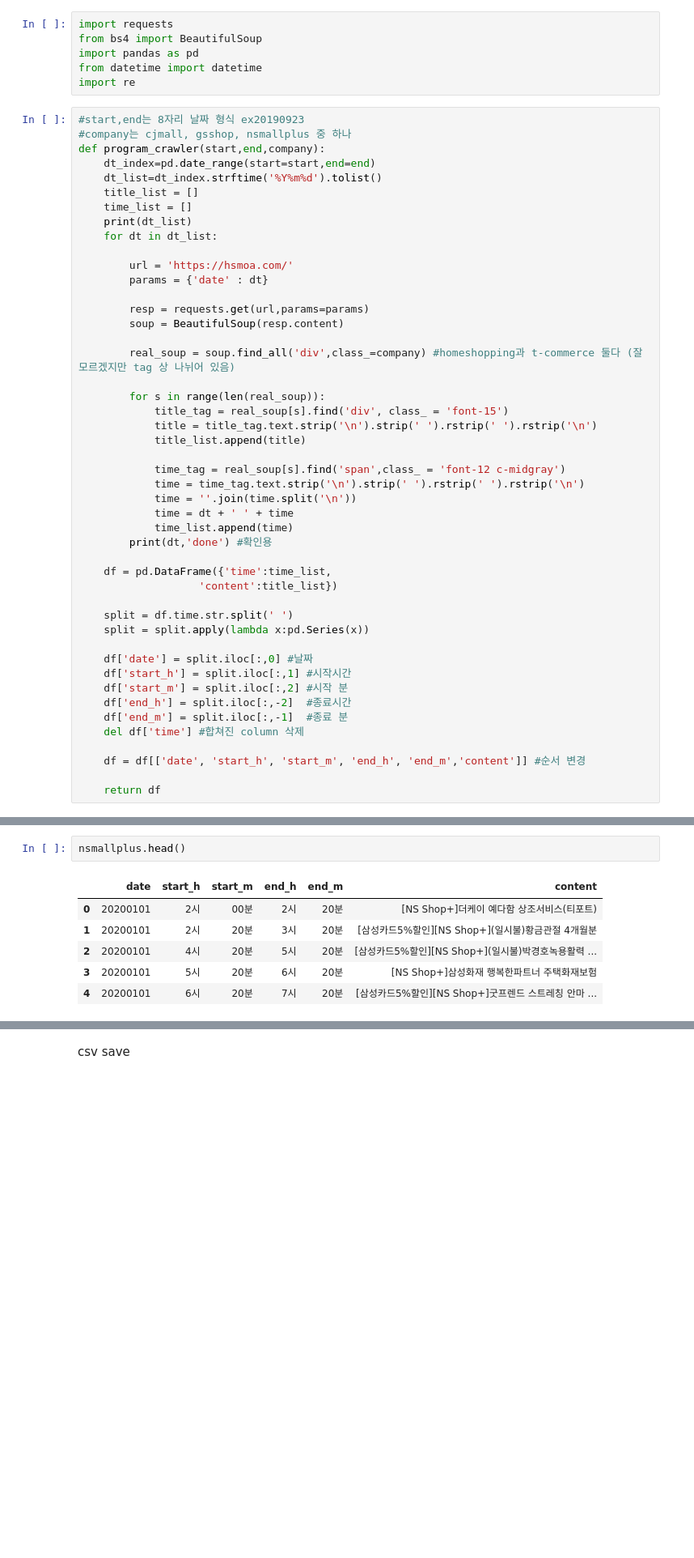
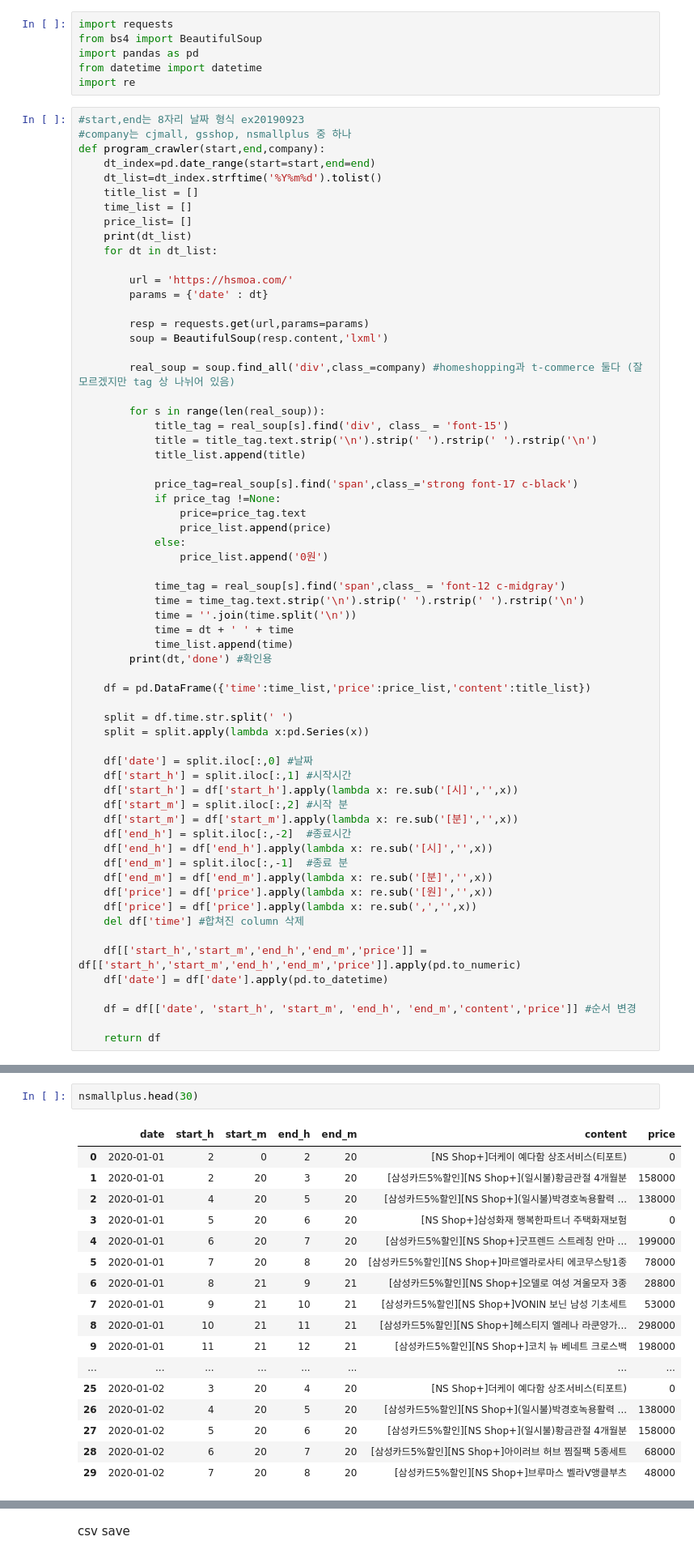
Before and after one commit to bombom93/bigcontest, a Jupyter notebook: bomi/편성_크롤링_from_180101_to_200630_cj_gs.ipynb, the cells around one changed output, grey strips where cells are left out. Shown at 81% size. Saved outputs shown, nothing was run; the diff lists cells and outputs as text; blank space fills up the shorter version.

```diff
--- a/bomi/편성_크롤링_from_180101_to_200630_cj_gs.ipynb
+++ b/bomi/편성_크롤링_from_180101_to_200630_cj_gs.ipynb
@@ -12,6 +12,7 @@ def program_crawler(start,end,company):
     dt_list=dt_index.strftime('%Y%m%d').tolist()
     title_list = []
     time_list = []
+    price_list= []
     print(dt_list)
     for dt in dt_list:
 
@@ -19,7 +20,7 @@ def program_crawler(start,end,company):
         params = {'date' : dt}
 
         resp = requests.get(url,params=params)
-        soup = BeautifulSoup(resp.content)
+        soup = BeautifulSoup(resp.content,'lxml')
 
         real_soup = soup.find_all('div',class_=company) #homeshopping과 t-commerce 둘다 (잘 모르겠지만 tag 상 나뉘어 있음)
 
@@ -28,6 +29,13 @@ def program_crawler(start,end,company):
             title = title_tag.text.strip('\n').strip(' ').rstrip(' ').rstrip('\n')
             title_list.append(title)
 
+            price_tag=real_soup[s].find('span',class_='strong font-17 c-black')
+            if price_tag !=None:
+                price=price_tag.text
+                price_list.append(price)
+            else:
+                price_list.append('0원')
+
             time_tag = real_soup[s].find('span',class_ = 'font-12 c-midgray')
             time = time_tag.text.strip('\n').strip(' ').rstrip(' ').rstrip('\n')
             time = ''.join(time.split('\n'))
@@ -35,19 +43,27 @@ def program_crawler(start,end,company):
             time_list.append(time)
         print(dt,'done') #확인용
 
-    df = pd.DataFrame({'time':time_list,
-                   'content':title_list})
+    df = pd.DataFrame({'time':time_list,'price':price_list,'content':title_list})
 
     split = df.time.str.split(' ')
     split = split.apply(lambda x:pd.Series(x))
 
     df['date'] = split.iloc[:,0] #날짜
     df['start_h'] = split.iloc[:,1] #시작시간
+    df['start_h'] = df['start_h'].apply(lambda x: re.sub('[시]','',x))
     df['start_m'] = split.iloc[:,2] #시작 분
+    df['start_m'] = df['start_m'].apply(lambda x: re.sub('[분]','',x))
     df['end_h'] = split.iloc[:,-2]  #종료시간
+    df['end_h'] = df['end_h'].apply(lambda x: re.sub('[시]','',x))
     df['end_m'] = split.iloc[:,-1]  #종료 분
+    df['end_m'] = df['end_m'].apply(lambda x: re.sub('[분]','',x))
+    df['price'] = df['price'].apply(lambda x: re.sub('[원]','',x))
+    df['price'] = df['price'].apply(lambda x: re.sub(',','',x))
     del df['time'] #합쳐진 column 삭제
 
-    df = df[['date', 'start_h', 'start_m', 'end_h', 'end_m','content']] #순서 변경
+    df[['start_h','start_m','end_h','end_m','price']] = df[['start_h','start_m','end_h','end_m','price']].apply(pd.to_numeric)
+    df['date'] = df['date'].apply(pd.to_datetime)
+
+    df = df[['date', 'start_h', 'start_m', 'end_h', 'end_m','content','price']] #순서 변경
 
     return df
@@ -94,12 +179,23 @@ gsshop.head()
 # %%
-nsmallplus.head()
+nsmallplus.head(30)
 # %% [output]
-|  | date | start_h | start_m | end_h | end_m | content |
-| 0 | 20200101 | 2시 | 00분 | 2시 | 20분 | [NS Shop+]더케이 예다함 상조서비스(티포트) |
-| 1 | 20200101 | 2시 | 20분 | 3시 | 20분 | [삼성카드5%할인][NS Shop+](일시불)황금관절 4개월분 |
-| 2 | 20200101 | 4시 | 20분 | 5시 | 20분 | [삼성카드5%할인][NS Shop+](일시불)박경호녹용활력 ... |
-| 3 | 20200101 | 5시 | 20분 | 6시 | 20분 | [NS Shop+]삼성화재 행복한파트너 주택화재보험 |
-| 4 | 20200101 | 6시 | 20분 | 7시 | 20분 | [삼성카드5%할인][NS Shop+]굿프렌드 스트레칭 안마 ... |
+|  | date | start_h | start_m | end_h | end_m | content | price |
+| 0 | 2020-01-01 | 2 | 0 | 2 | 20 | [NS Shop+]더케이 예다함 상조서비스(티포트) | 0 |
+| 1 | 2020-01-01 | 2 | 20 | 3 | 20 | [삼성카드5%할인][NS Shop+](일시불)황금관절 4개월분 | 158000 |
+| 2 | 2020-01-01 | 4 | 20 | 5 | 20 | [삼성카드5%할인][NS Shop+](일시불)박경호녹용활력 ... | 138000 |
+| 3 | 2020-01-01 | 5 | 20 | 6 | 20 | [NS Shop+]삼성화재 행복한파트너 주택화재보험 | 0 |
+| 4 | 2020-01-01 | 6 | 20 | 7 | 20 | [삼성카드5%할인][NS Shop+]굿프렌드 스트레칭 안마 ... | 199000 |
+| 5 | 2020-01-01 | 7 | 20 | 8 | 20 | [삼성카드5%할인][NS Shop+]마르엘라로사티 에코무스탕1종 | 78000 |
+| 6 | 2020-01-01 | 8 | 21 | 9 | 21 | [삼성카드5%할인][NS Shop+]오델로 여성 겨울모자 3종 | 28800 |
+| 7 | 2020-01-01 | 9 | 21 | 10 | 21 | [삼성카드5%할인][NS Shop+]VONIN 보닌 남성 기초세트 | 53000 |
+| 8 | 2020-01-01 | 10 | 21 | 11 | 21 | [삼성카드5%할인][NS Shop+]헤스티지 엘레나 라쿤양가... | 298000 |
+| 9 | 2020-01-01 | 11 | 21 | 12 | 21 | [삼성카드5%할인][NS Shop+]코치 뉴 베네트 크로스백 | 198000 |
+| ... | ... | ... | ... | ... | ... | ... | ... |
+| 25 | 2020-01-02 | 3 | 20 | 4 | 20 | [NS Shop+]더케이 예다함 상조서비스(티포트) | 0 |
+| 26 | 2020-01-02 | 4 | 20 | 5 | 20 | [삼성카드5%할인][NS Shop+](일시불)박경호녹용활력 ... | 138000 |
+| 27 | 2020-01-02 | 5 | 20 | 6 | 20 | [삼성카드5%할인][NS Shop+](일시불)황금관절 4개월분 | 158000 |
+| 28 | 2020-01-02 | 6 | 20 | 7 | 20 | [삼성카드5%할인][NS Shop+]아이러브 허브 찜질팩 5종세트 | 68000 |
+| 29 | 2020-01-02 | 7 | 20 | 8 | 20 | [삼성카드5%할인][NS Shop+]브루마스 벨라V앵클부츠 | 48000 |
 # %%
 cjmall.info()
 # %% [output]
```
Also changed, not shown: parts of 9 cells of this notebook, 8 other files.
